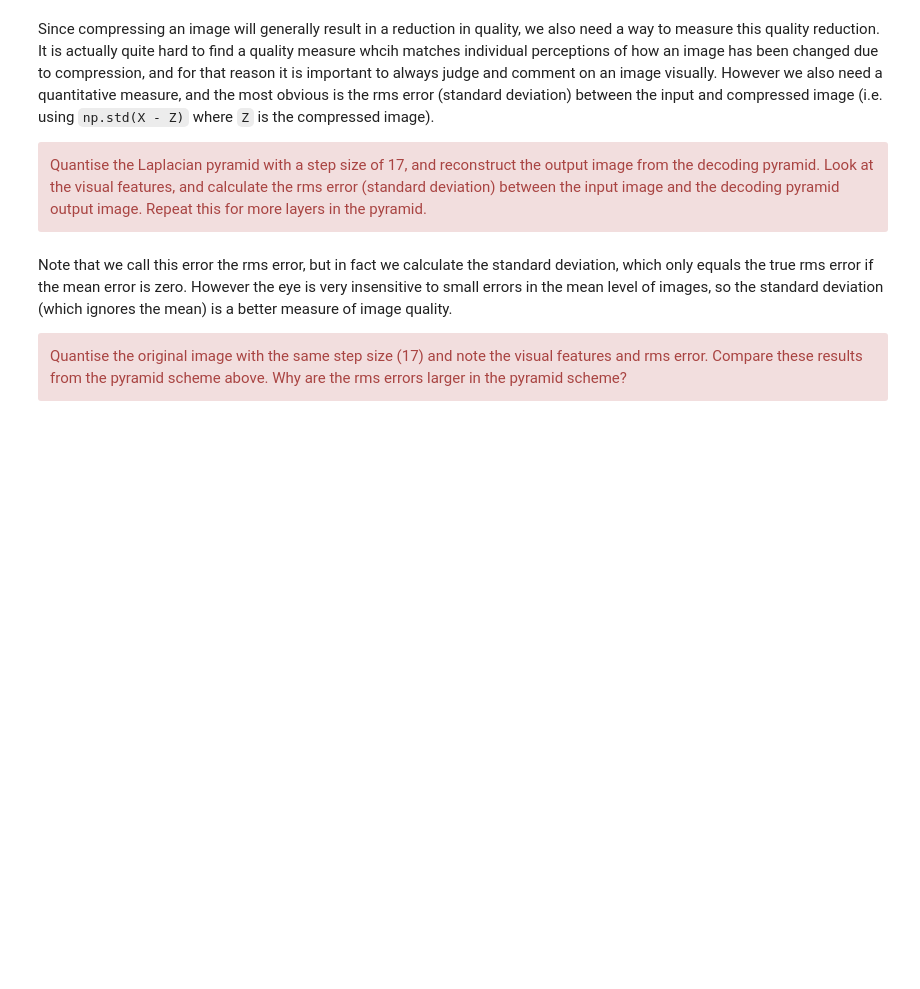
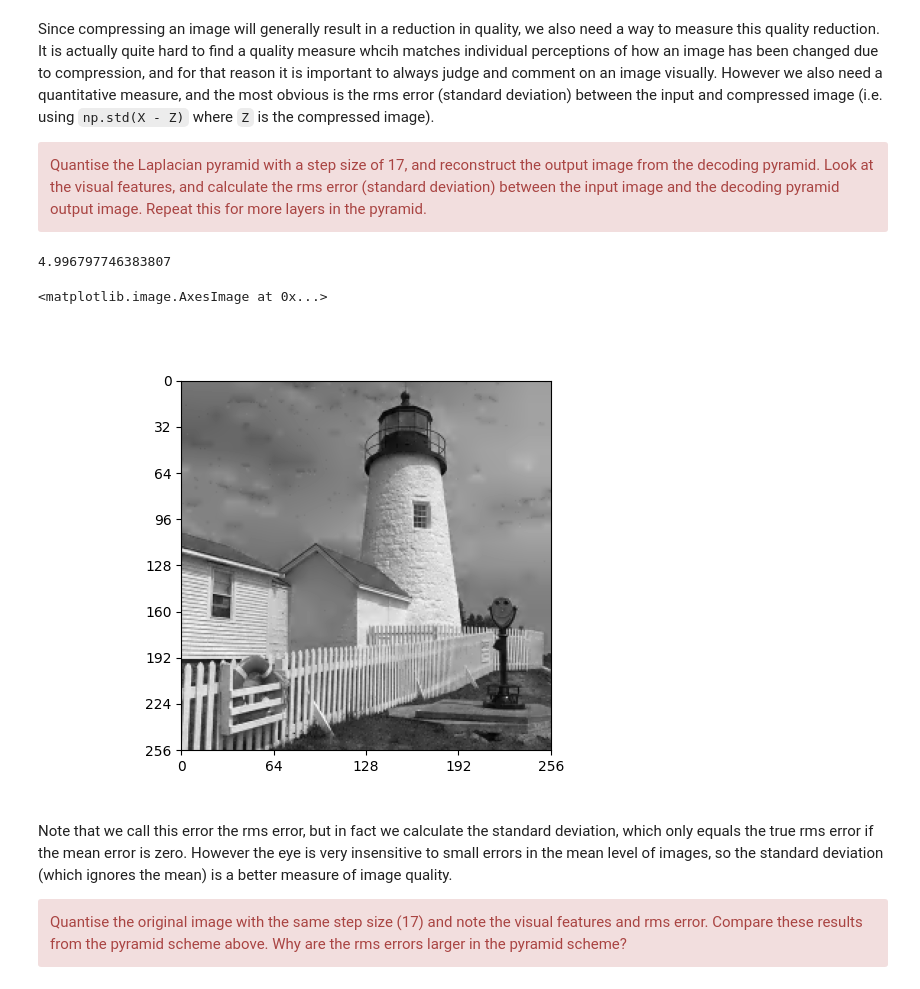
Before and after one commit to lk480/cued_sf2_lab, a Jupyter notebook: 6-laplacian-pyramid.ipynb, the cells around one changed output. Cells and saved outputs as stored; diff of their text form; code cells hidden in the pictures; blank space fills up the shorter version.

```diff
--- a/6-laplacian-pyramid.ipynb
+++ b/6-laplacian-pyramid.ipynb
@@ -277,3 +384,32 @@ Quantise the Laplacian pyramid with a step size of 17, and reconstruct the outpu
+# %%
+# Write your code to explore rms error with the laplacian pyramid here.
+#Consider 4-layer Laplacian Pyramid
+step_size=11.7
+
+Z3 = rowint(rowint(X4,2*h).T,2*h).T + quantise(Y3,step_size)
+Z2 = rowint(rowint(Z3,2*h).T,2*h).T + quantise(Y2, step_size)
+Z1 = rowint(rowint(Z2,2*h).T,2*h).T + quantise(Y1,step_size)
+Z0 = rowint(rowint(Z1,2*h).T,2*h).T + quantise(Y0,step_size)
+
+
+
+def py4dec_rms_error(X, Y0, Y1, Y2, Y3, X4, h, step_size):
+    Z3 = rowint(rowint(X4,2*h).T,2*h).T + quantise(Y3,step_size)
+    Z2 = rowint(rowint(Z3,2*h).T,2*h).T + quantise(Y2, step_size)
+    Z1 = rowint(rowint(Z2,2*h).T,2*h).T + quantise(Y1,step_size)
+    Z0 = rowint(rowint(Z1,2*h).T,2*h).T + quantise(Y0,step_size)
+
+    return np.std(X-Z0)
+
+h = 0.25*np.array([1, 2, 1])
+rms_error_4 = py4dec_rms_error(X, Y0, Y1, Y2, Y3, X4, h, step_size)
+print(rms_error_4)
+fig, ax = plt.subplots()
+plot_image(Z0, ax=ax)
+# %% [output]
+4.996797746383807
+<matplotlib.image.AxesImage at 0x...>
+[figure, added]
 # %% [markdown]
 Note that we call this error the rms error, but in fact we calculate the standard deviation, which only equals the true rms error if the mean error is zero. However the eye is very insensitive to small errors in the mean level of images, so the standard deviation (which ignores the mean) is a better measure of image quality.
 
```
Also changed, not shown: parts of 11 cells of this notebook, 2 other files.
